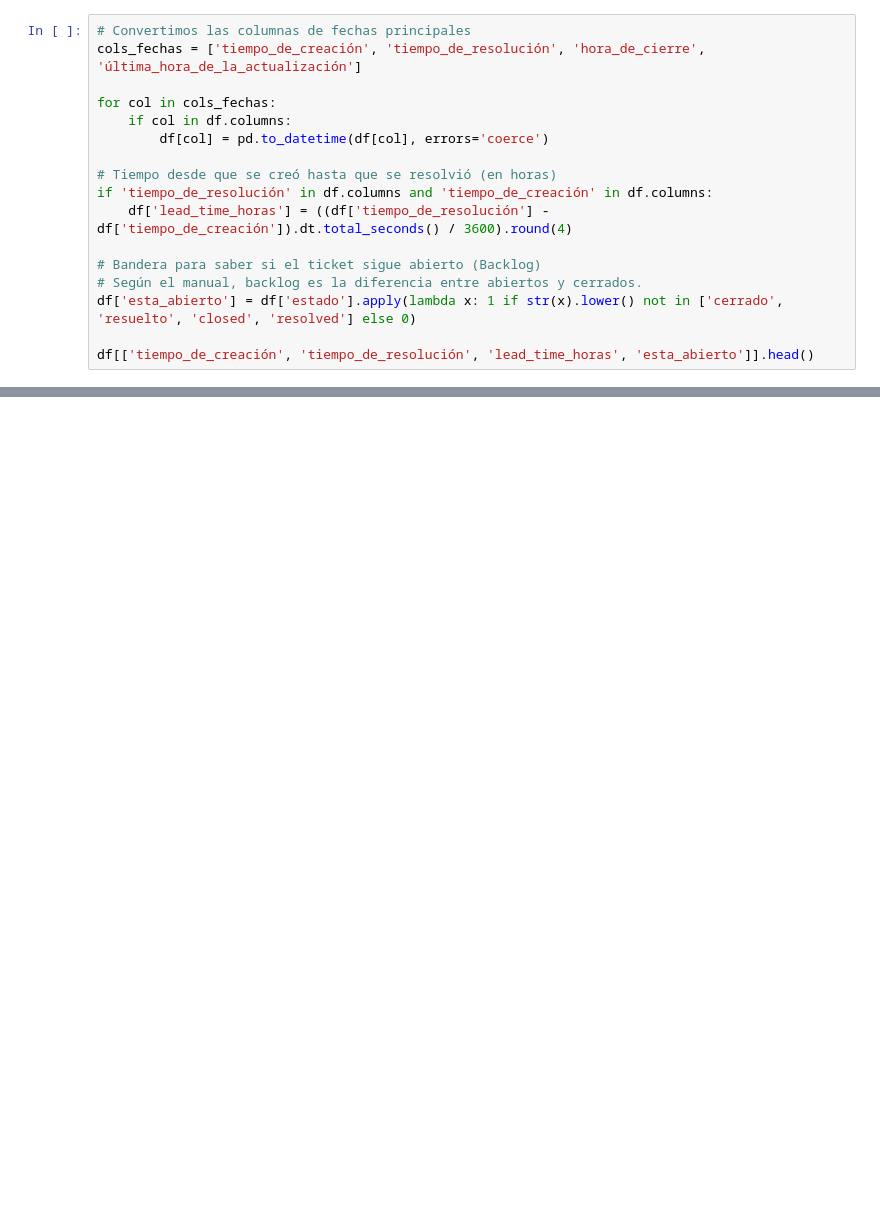
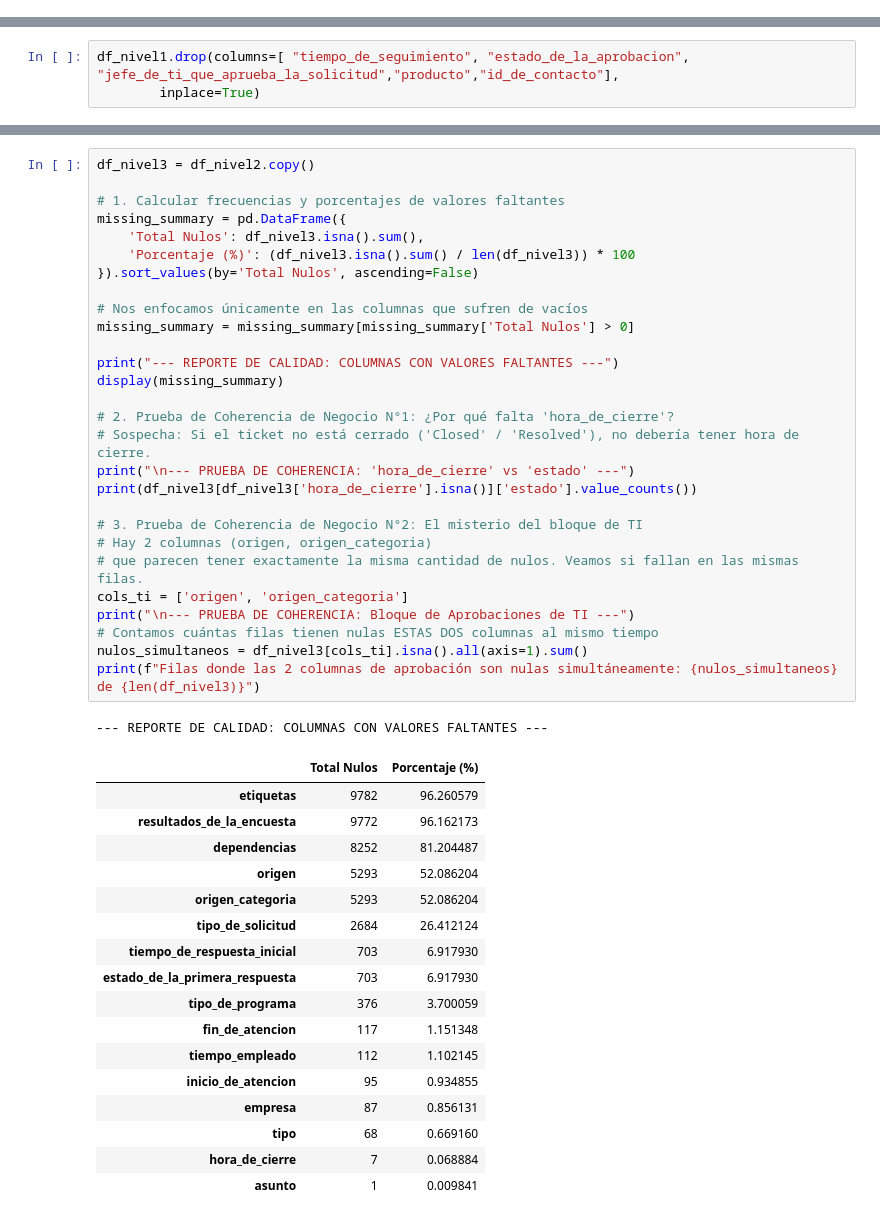
Before and after one commit to EV081/Proyecto-Promotick-ACD, a Jupyter notebook: ACD_data_proyecto_limpieza.ipynb, the cells around one changed output, grey strips where cells are left out. Saved outputs shown, nothing was run; the diff lists cells and outputs as text; blank space fills up the shorter version.

```diff
--- a/ACD_data_proyecto_limpieza.ipynb
+++ b/ACD_data_proyecto_limpieza.ipynb
@@ -106,17 +0,0 @@ Convertiremos las fechas clave y llenaremos los vacíos lógicos.
-# %%
-# Convertimos las columnas de fechas principales
-cols_fechas = ['tiempo_de_creación', 'tiempo_de_resolución', 'hora_de_cierre', 'última_hora_de_la_actualización']
-
-for col in cols_fechas:
-    if col in df.columns:
-        df[col] = pd.to_datetime(df[col], errors='coerce')
-
-# Tiempo desde que se creó hasta que se resolvió (en horas)
-if 'tiempo_de_resolución' in df.columns and 'tiempo_de_creación' in df.columns:
-    df['lead_time_horas'] = ((df['tiempo_de_resolución'] - df['tiempo_de_creación']).dt.total_seconds() / 3600).round(4)
-
-# Bandera para saber si el ticket sigue abierto (Backlog)
-# Según el manual, backlog es la diferencia entre abiertos y cerrados.
-df['esta_abierto'] = df['estado'].apply(lambda x: 1 if str(x).lower() not in ['cerrado', 'resuelto', 'closed', 'resolved'] else 0)
-
-df[['tiempo_de_creación', 'tiempo_de_resolución', 'lead_time_horas', 'esta_abierto']].head()
@@ -375,0 +184,3 @@ df_diccionario
+# %%
+df_nivel1.drop(columns=[ "tiempo_de_seguimiento", "estado_de_la_aprobacion", "jefe_de_ti_que_aprueba_la_solicitud","producto","id_de_contacto"],
+        inplace=True)
@@ -375,0 +295,47 @@ df_diccionario
+# %%
+df_nivel3 = df_nivel2.copy()
+
+# 1. Calcular frecuencias y porcentajes de valores faltantes
+missing_summary = pd.DataFrame({
+    'Total Nulos': df_nivel3.isna().sum(),
+    'Porcentaje (%)': (df_nivel3.isna().sum() / len(df_nivel3)) * 100
+}).sort_values(by='Total Nulos', ascending=False)
+
+# Nos enfocamos únicamente en las columnas que sufren de vacíos
+missing_summary = missing_summary[missing_summary['Total Nulos'] > 0]
+
+print("--- REPORTE DE CALIDAD: COLUMNAS CON VALORES FALTANTES ---")
+display(missing_summary)
+
+# 2. Prueba de Coherencia de Negocio N°1: ¿Por qué falta 'hora_de_cierre'?
+# Sospecha: Si el ticket no está cerrado ('Closed' / 'Resolved'), no debería tener hora de cierre.
+print("\n--- PRUEBA DE COHERENCIA: 'hora_de_cierre' vs 'estado' ---")
+print(df_nivel3[df_nivel3['hora_de_cierre'].isna()]['estado'].value_counts())
+
+# 3. Prueba de Coherencia de Negocio N°2: El misterio del bloque de TI
+# Hay 2 columnas (origen, origen_categoria)
+# que parecen tener exactamente la misma cantidad de nulos. Veamos si fallan en las mismas filas.
+cols_ti = ['origen', 'origen_categoria']
+print("\n--- PRUEBA DE COHERENCIA: Bloque de Aprobaciones de TI ---")
+# Contamos cuántas filas tienen nulas ESTAS DOS columnas al mismo tiempo
+nulos_simultaneos = df_nivel3[cols_ti].isna().all(axis=1).sum()
+print(f"Filas donde las 2 columnas de aprobación son nulas simultáneamente: {nulos_simultaneos} de {len(df_nivel3)}")
+# %% [output]
+--- REPORTE DE CALIDAD: COLUMNAS CON VALORES FALTANTES ---
+|  | Total Nulos | Porcentaje (%) |
+| etiquetas | 9782 | 96.260579 |
+| resultados_de_la_encuesta | 9772 | 96.162173 |
+| dependencias | 8252 | 81.204487 |
+| origen | 5293 | 52.086204 |
+| origen_categoria | 5293 | 52.086204 |
+| tipo_de_solicitud | 2684 | 26.412124 |
+| tiempo_de_respuesta_inicial | 703 | 6.917930 |
+| estado_de_la_primera_respuesta | 703 | 6.917930 |
+| tipo_de_programa | 376 | 3.700059 |
+| fin_de_atencion | 117 | 1.151348 |
+| tiempo_empleado | 112 | 1.102145 |
+| inicio_de_atencion | 95 | 0.934855 |
+| empresa | 87 | 0.856131 |
+| tipo | 68 | 0.669160 |
+| hora_de_cierre | 7 | 0.068884 |
+| asunto | 1 | 0.009841 |
```
Also changed, not shown: parts of 44 cells of this notebook.
